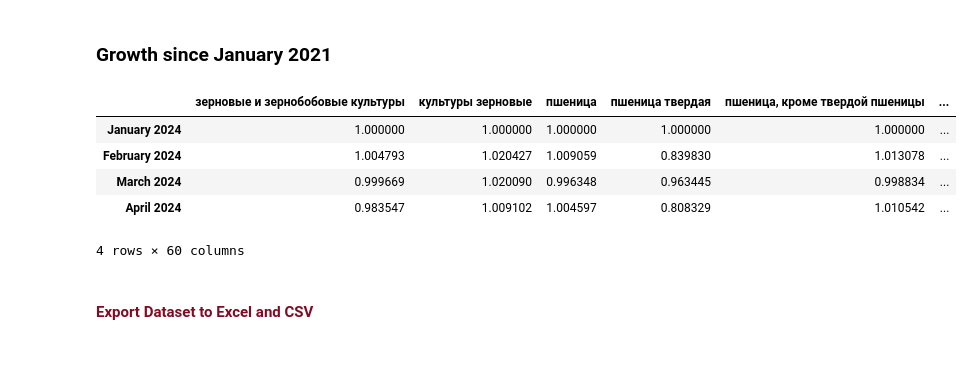
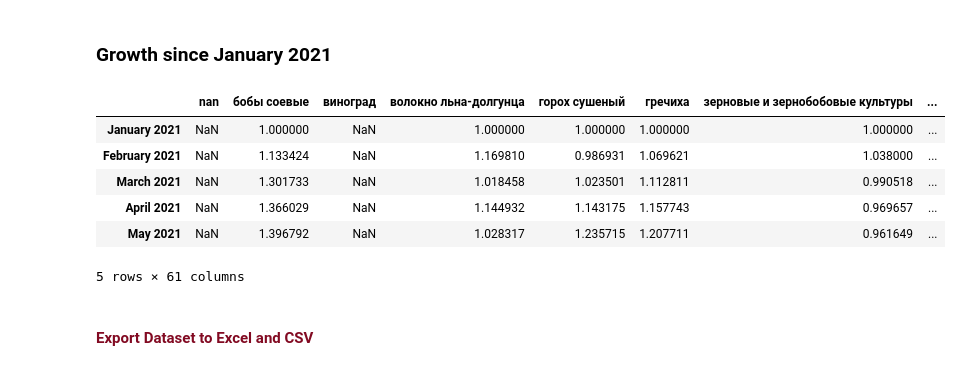
Before and after one commit to achasovsky/economy-rus-dash, a Jupyter notebook: notebooks/CP-producers.ipynb, the cells around one changed output. Saved outputs shown, nothing was run; the diff lists cells and outputs as text; code cells hidden in the pictures.

```diff
--- a/notebooks/CP-producers.ipynb
+++ b/notebooks/CP-producers.ipynb
@@ -484,0 +487,5 @@ pci_producers2024
+# %%
+cp_producers = (pci_producers2021.T
+          .join(pci_producers2022.T, how='outer')
+          .join(pci_producers2023.T, how='outer')
+          .join(pci_producers2024.T, how='outer')).T.copy()
@@ -485,20 +536,21 @@ pci_producers2024
 # %% [markdown]
 ### Growth since January 2021
 # %%
-prices_producers_growth = pd.DataFrame()
-for column in pci_producers2024.columns:
-    prices_producers_growth = pd.concat(
-        [prices_producers_growth, normalized_by_first(pci_producers2024[column], return_type='df')],
+cp_producers_growth = pd.DataFrame()
+for column in cp_producers.columns:
+    cp_producers_growth = pd.concat(
+        [cp_producers_growth, normalized_by_first(cp_producers[column], return_type='df')],
         axis=1)
 # %%
-prices_producers_growth.head()
+cp_producers_growth.head()
 # %% [output]
-|  | зерновые и зернобобовые культуры | культуры зерновые | пшеница | пшеница твердая | пшеница, кроме твердой пшеницы | ... |
-| January 2024 | 1.000000 | 1.000000 | 1.000000 | 1.000000 | 1.000000 | ... |
-| February 2024 | 1.004793 | 1.020427 | 1.009059 | 0.839830 | 1.013078 | ... |
-| March 2024 | 0.999669 | 1.020090 | 0.996348 | 0.963445 | 0.998834 | ... |
-| April 2024 | 0.983547 | 1.009102 | 1.004597 | 0.808329 | 1.010542 | ... |
+|  | nan | бобы соевые | виноград | волокно льна-долгунца | горох сушеный | гречиха | зерновые и зернобобовые культуры | ... |
+| January 2021 | NaN | 1.000000 | NaN | 1.000000 | 1.000000 | 1.000000 | 1.000000 | ... |
+| February 2021 | NaN | 1.133424 | NaN | 1.169810 | 0.986931 | 1.069621 | 1.038000 | ... |
+| March 2021 | NaN | 1.301733 | NaN | 1.018458 | 1.023501 | 1.112811 | 0.990518 | ... |
+| April 2021 | NaN | 1.366029 | NaN | 1.144932 | 1.143175 | 1.157743 | 0.969657 | ... |
+| May 2021 | NaN | 1.396792 | NaN | 1.028317 | 1.235715 | 1.207711 | 0.961649 | ... |
-4 rows × 60 columns
+5 rows × 61 columns
 # %% [markdown]
 #### <font color='#820A22'> Export Dataset to Excel and CSV
 # %%
```
Also changed, not shown: parts of 5 cells of this notebook, 2 other files.
